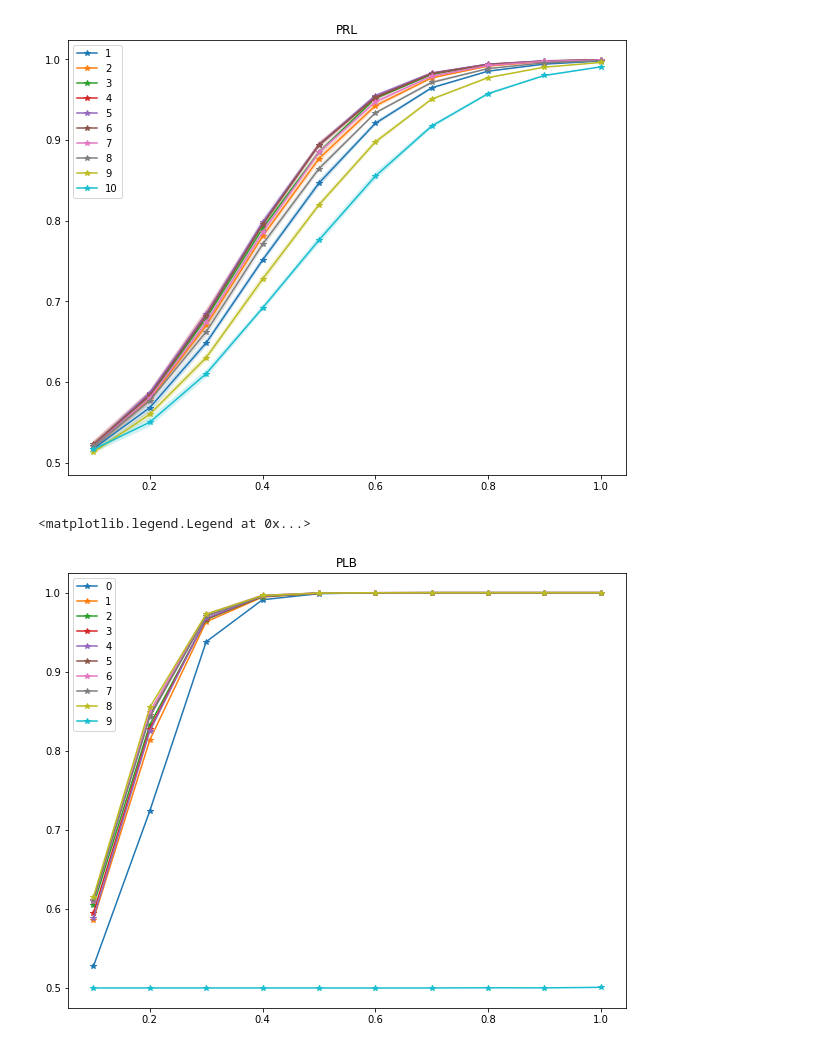
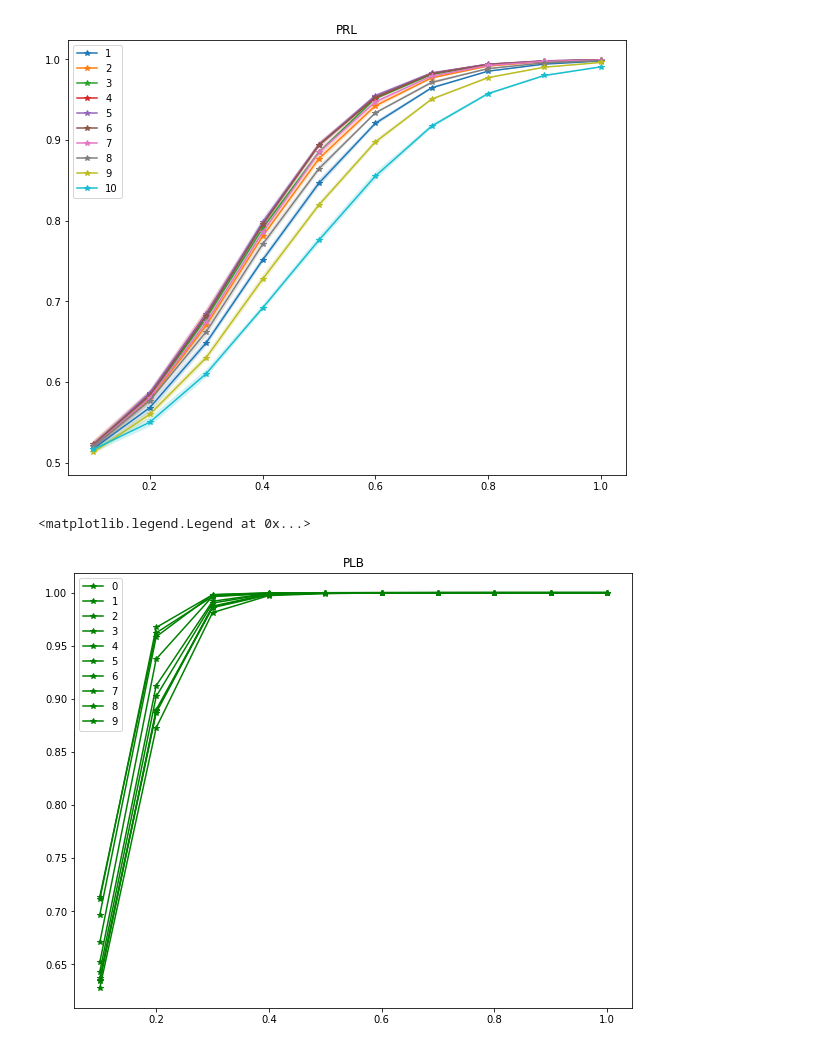
Before and after one commit to iphysresearch/Python4GW, a Jupyter notebook: CNN.ipynb, the cells around one changed output. Cells and saved outputs as stored; diff of their text form; code cells hidden in the pictures.

```diff
--- a/CNN.ipynb
+++ b/CNN.ipynb
@@ -1670,3 +1700,14 @@ for i in range(1,11):
 # %% [output]
 [ 0.52132462  0.58674147  0.68400786  0.7980826   0.89398269  0.95507699
   0.98297783  0.99399076  0.99817959  0.99943288]
+# %%
+AUC_pool = np.load('/Users/Herb/Downloads/AUC_OURs-9.npy')
+plt.figure(figsize=(10,8))
+xrange = np.linspace(0.1,1,10)
+for i in range(5):
+    plt.plot(xrange, AUC_pool[i].mean(axis=1),'*-', label=i+1)
+    plt.fill_between(xrange, y1 = AUC_pool[i].mean(axis=1)-AUC_pool[i].std(axis=1)
+                     ,y2 = AUC_pool[i].mean(axis=1)+AUC_pool[i].std(axis=1) ,alpha=.2)
+plt.title('CNNlayer')
+plt.legend()
+AUC_pool.mean(axis=2).sum(axis=1)
@@ -1686,15 +1730,15 @@ plt.legend()
 # %%
 # !ls /Users/Herb/Downloads/AUC*
 AUC_PLB = np.load('/Users/Herb/Downloads/AUC_PLB.npy')
 plt.figure(figsize=(10,8))
 xrange = np.linspace(0.1,1,10)
 for i in range(10):
-    plt.plot(xrange, AUC_OURs[i].mean(axis=1),'*-', label=i)
-#     plt.plot(xrange, AUC_PLB[i].mean(axis=1),'g*-', label=i)
+#     plt.plot(xrange, AUC_OURs[i].mean(axis=1),'*-', label=i)
+    plt.plot(xrange, AUC_PLB[i].mean(axis=1),'g*-', label=i)
 #     plt.plot(xrange, AUC_PRL[i].mean(axis=1),'y*-', label=i)
 
 plt.title('PLB')
 plt.legend()
 # %% [output]
 <matplotlib.legend.Legend at 0x...>
-[figure, old version]
+[figure, new version]
```
Also changed, not shown: parts of 6 cells of this notebook, 5 other files.
